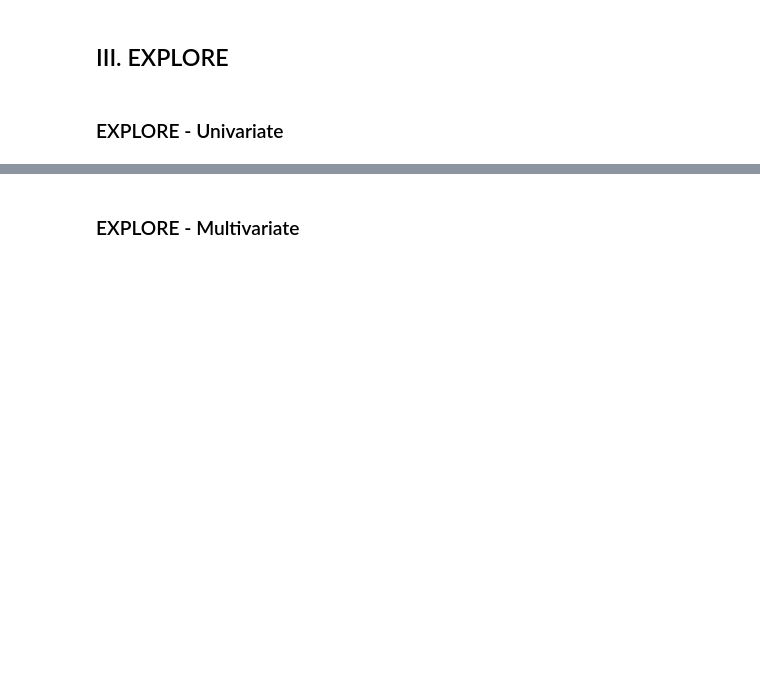
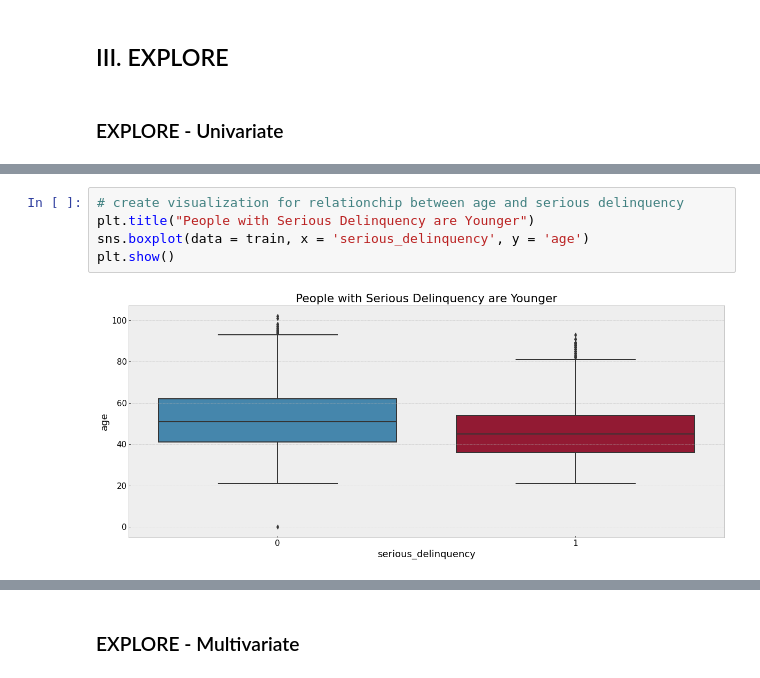
Before and after one commit to rachelrobbinsmayhill/Personal-Project, a Jupyter notebook: work.ipynb, the cells around one changed output, grey strips where cells are left out. Saved outputs shown, nothing was run; the diff lists cells and outputs as text; blank space fills up the shorter version.

```diff
--- a/work.ipynb
+++ b/work.ipynb
@@ -44,0 +200,7 @@ warnings.filterwarnings('ignore')
+# %%
+# create visualization for relationchip between age and serious delinquency
+plt.title("People with Serious Delinquency are Younger")
+sns.boxplot(data = train, x = 'serious_delinquency', y = 'age')
+plt.show()
+# %% [output]
+[figure, added]
```
Also changed, not shown: parts of 40 cells of this notebook.
